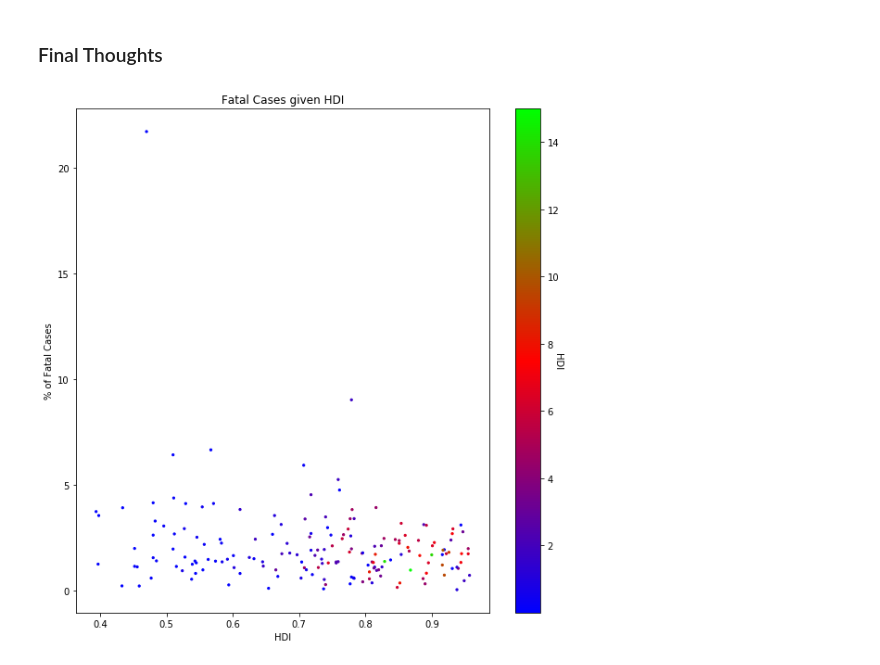
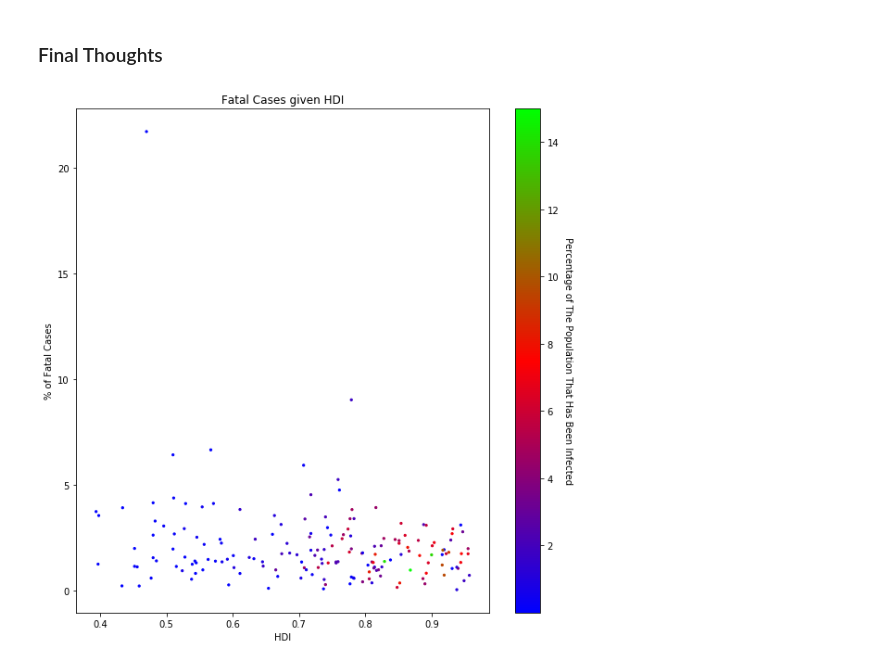
Before and after one commit to hb612/p4_mini_project, a Jupyter notebook: p4_mini_project.ipynb, the cells around one changed output. Cells and saved outputs as stored; diff of their text form; code cells hidden in the pictures.

```diff
--- a/p4_mini_project.ipynb
+++ b/p4_mini_project.ipynb
@@ -145,17 +141,17 @@ The graph does clearly show that as the prevalence of obesity rises, so does the
 # %%
 x = mergedDF['human_development_index']
 y2 = mergedDF['%_Deaths']
 y1 = mergedDF['Perc_Infected']
 fig5 = plt.figure(figsize = (10, 10))
 ax5 = fig5.add_subplot()
 plt.scatter(x, y2, s = 5, alpha = 1, c = mergedDF.Perc_Infected, cmap = 'brg')
 cbar = plt.colorbar()
-cbar.ax.set_ylabel('HDI', rotation = 270)
+cbar.set_label('Percentage of The Population That Has Been Infected', rotation = 270, labelpad = 15)
 plt.yticks(fontsize = 10)
 plt.xticks(fontsize = 10)
 plt.ylabel("% of Fatal Cases")
 plt.xlabel("HDI")
 plt.title("Fatal Cases given HDI", fontsize = 12)
 plt.show();
 # %% [output]
-[figure, old version]
+[figure, new version]
```
Also changed, not shown: parts of 8 cells of this notebook.
